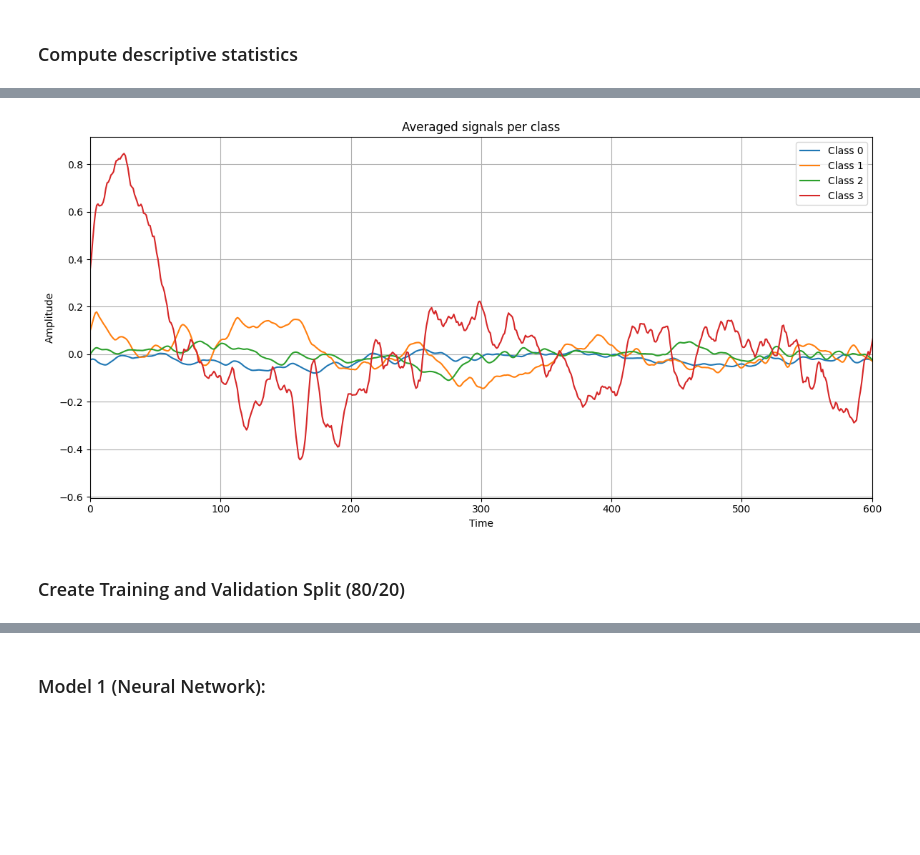
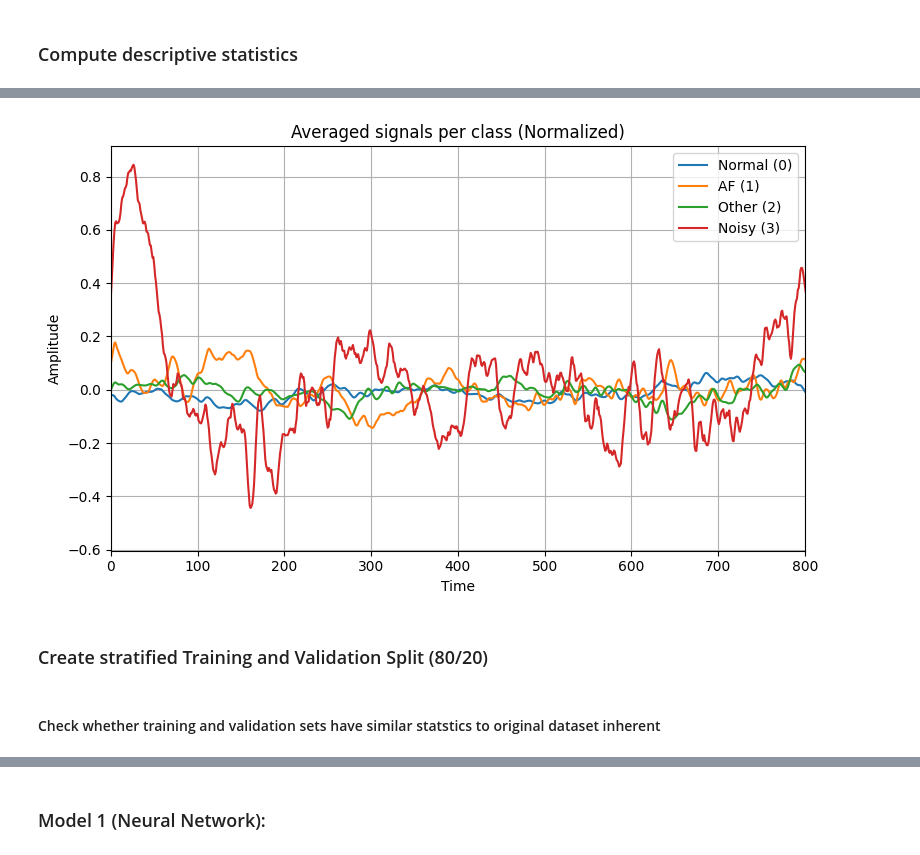
Before and after one commit to Mo20DE/ML, a Jupyter notebook: ECG-Classifier/main.ipynb, the cells around one changed output, grey strips where cells are left out. Cells and saved outputs as stored; diff of their text form; code cells hidden in the pictures; blank space fills up the shorter version.

```diff
--- a/ECG-Classifier/main.ipynb
+++ b/ECG-Classifier/main.ipynb
@@ -100,12 +95,12 @@ plot_sequences(
 # %%
-classes = ['Class 0', 'Class 1', 'Class 2', 'Class 3']
+all_classes = ["Normal (0)", "AF (1)", "Other (2)", "Noisy (3)"]
 
-_df = df.groupby('Class').count()
+_df = df.groupby('Label').count()
 count = _df['Data'].to_numpy()
-print(f"Class 0: {count[0]}\tClass 1: {count[1]}\tClass 2: {count[2]}\tClass 3: {count[3]}")
+print(f"Class 0: {count[0]}\nClass 1: {count[1]}\nClass 2: {count[2]}\nClass 3: {count[3]}")
 
 fig, ax = plt.subplots()
-ax.pie(count, labels=classes, autopct='%1.1f%%')
+ax.pie(count, labels=all_classes, autopct='%1.1f%%')
 plt.title('Class Distribution of ECG Data')
 plt.show()
 # %% [output]
@@ -118,5 +114,6 @@ Class 0: 3638   Class 1: 549    Class 2: 1765   Class 3: 227
 # %%
-unique_lengths, counts = np.unique(df['Lengths'], return_counts=True)
+lengths = df["Length"].to_numpy()
+unique_lengths, counts = np.unique(lengths, return_counts=True)
 min_val = unique_lengths.min()
 max_val = unique_lengths.max()
 mean_val = unique_lengths.mean()
@@ -125,20 +122,30 @@ most_frequent_length = unique_lengths[np.argmax(counts)]
 # print(np.max(counts), counts[np.argmax(counts)])
 
 print(f'Number of all different lengths: {len(unique_lengths)}\n')
-print("--- Absolute Lengths ---")
+print("--- All Lengths ---")
 print(f'Min Length: {min_val}')
 print(f'Max Length: {max_val}')
 print(f'Avg. Length: {mean_val:.2f}')
 print(f'Most Frequent Length: {most_frequent_length} with {np.max(counts)} occurences\n')
 
 print("--- Class dependant Lengths ---")
-mins = df.groupby("Class")["Lengths"].min()
-maxs = df.groupby("Class")["Lengths"].max()
-avgs = df.groupby("Class")["Lengths"].mean()
+mins = df.groupby("Label")["Length"].min()
+maxs = df.groupby("Label")["Length"].max()
+avgs = df.groupby("Label")["Length"].mean()
 print(f"Class 0  --  Min-Length: {mins[0]}  -  Max-Length: {maxs[0]}  -  Avg-Length: {int(avgs[0])}")
 print(f"Class 1  --  Min-Length: {mins[1]}  -  Max-Length: {maxs[1]}  -  Avg-Length: {int(avgs[1])}")
 print(f"Class 2  --  Min-Length: {mins[2]}  -  Max-Length: {maxs[2]}  -  Avg-Length: {int(avgs[2])}")
 print(f"Class 3  --  Min-Length: {mins[3]}  -  Max-Length: {maxs[3]}  -  Avg-Length: {int(avgs[3])}")
+
+# plot histogram
+sns.histplot(
+    lengths,
+    bins=25,
+    kde=True
+)
+plt.title("Length Distribution of ECG Data")
+plt.xlabel("Signal Lenghts")
+plt.show()
 # %% [output]
 Number of all different lengths: 1082
 
@@ -199,25 +178,23 @@ Max: 2392.21
 # %%
-# plot mean distribution
-max_lengths = 18286
-df_norm = pd.DataFrame({"Data": normalized_data, "Class": df["Class"]})
-df_norm["Data"] = df_norm["Data"].apply(lambda sample: np.pad(sample, (0, max_lengths - sample.shape[0])))
-mean_signals = [np.mean(np.stack(df_norm[df_norm["Class"] == i]["Data"].to_numpy()), axis=0) for i in range(len(classes))]
-plt.figure(figsize=(12, 6))
+# plot mean signal per class
+df_norm["Data"] = df_norm["Data"].apply(lambda sample: np.pad(sample, (0, max_val - sample.shape[0])))
+mean_signals = [np.mean(np.stack(df_norm[df_norm["Label"] == i]["Data"].to_numpy()), axis=0) for i in range(len(all_classes))]
+plt.figure(figsize=(8, 5))
 
-for mean_signal, clss in zip(mean_signals, classes):
+for mean_signal, clss in zip(mean_signals, all_classes):
     plt.plot(mean_signal, label=clss)
 
-plt.title("Averaged signals per class")
+plt.title("Averaged signals per class (Normalized)")
 plt.xlabel("Time")
 plt.ylabel("Amplitude")
-plt.xlim(0, 600)
+plt.xlim(0, 800)
 plt.grid(True)
 plt.legend()
 plt.tight_layout()
 plt.show()
 # %% [output]
-[figure, old version]
+[figure, new version]
 # %% [markdown]
-### Create Training and Validation Split (80/20)
+### Create stratified Training and Validation Split (80/20)
 # %%
 # create training and validation split
@@ -253,0 +211,2 @@ assert np.allclose(ratios1, ratios2, atol=1e-3)
+# %% [markdown]
+#### Check whether training and validation sets have similar statstics to original dataset inherent
```
Also changed, not shown: parts of 124 cells of this notebook, 33 other files.
